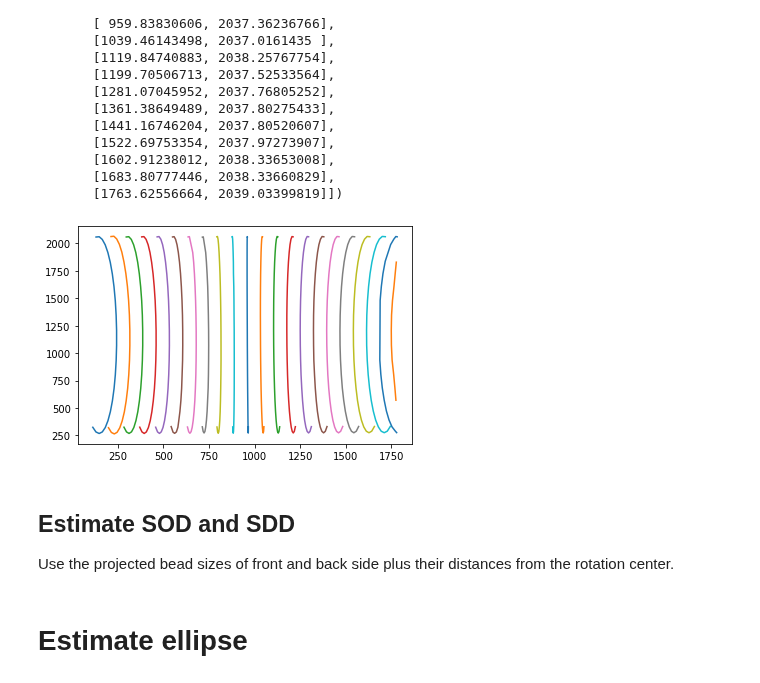
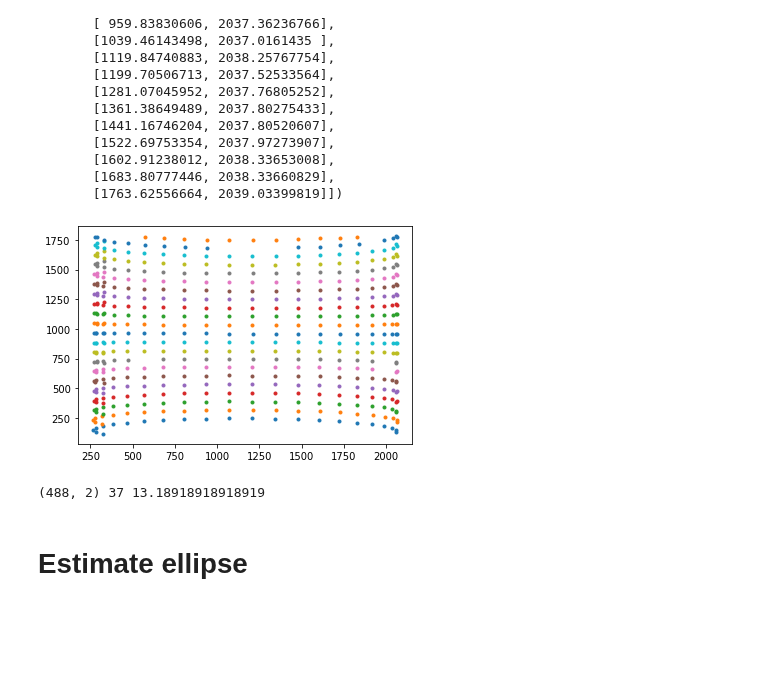
Before and after one commit to neutronimaging/scripts, a Jupyter notebook: python/notebooks/CBCTCalibration.ipynb, the cells around one changed output. Saved outputs shown, nothing was run; the diff lists cells and outputs as text; code cells hidden in the pictures; blank space fills up the shorter version.

```diff
--- a/python/notebooks/CBCTCalibration.ipynb
+++ b/python/notebooks/CBCTCalibration.ipynb
@@ -269,9 +269,9 @@ def identifyEllipses(img,selem,c) :
 e=identifyEllipses(tcal[:,:,0:23],disk(15),c=2.5)
 # %%
 for idx in np.arange(0,len(e)) :
-    plt.plot(e[idx][:,0],e[idx][:,1])
+    plt.plot(e[idx][:,1],e[idx][:,0],'.')
 # %% [output]
-[figure, old version]
+[figure, new version]
 # %%
 def rearrangeCOG(coglist,N) :
 
@@ -284,6 +284,8 @@ def rearrangeCOG(coglist,N) :
 # %%
 r=rearrangeCOG(beadlist,16)
 print(r.shape,len(beadlist),r.shape[0]/len(beadlist))
+# %% [output]
+(488, 2) 37 13.18918918918919
 # %%
 def sphereMetrics(h,pixSize) :
     hs=np.sort(h)
@@ -293,6 +295,3 @@ def sphereMetrics(h,pixSize) :
     print("Diameter=",D,"mm")
 
     return D
-# %% [markdown]
-## Estimate SOD and SDD
-Use the projected bead sizes of front and back side plus their distances from the rotation center.
```
Also changed, not shown: parts of 22 cells of this notebook, 5 other files.
